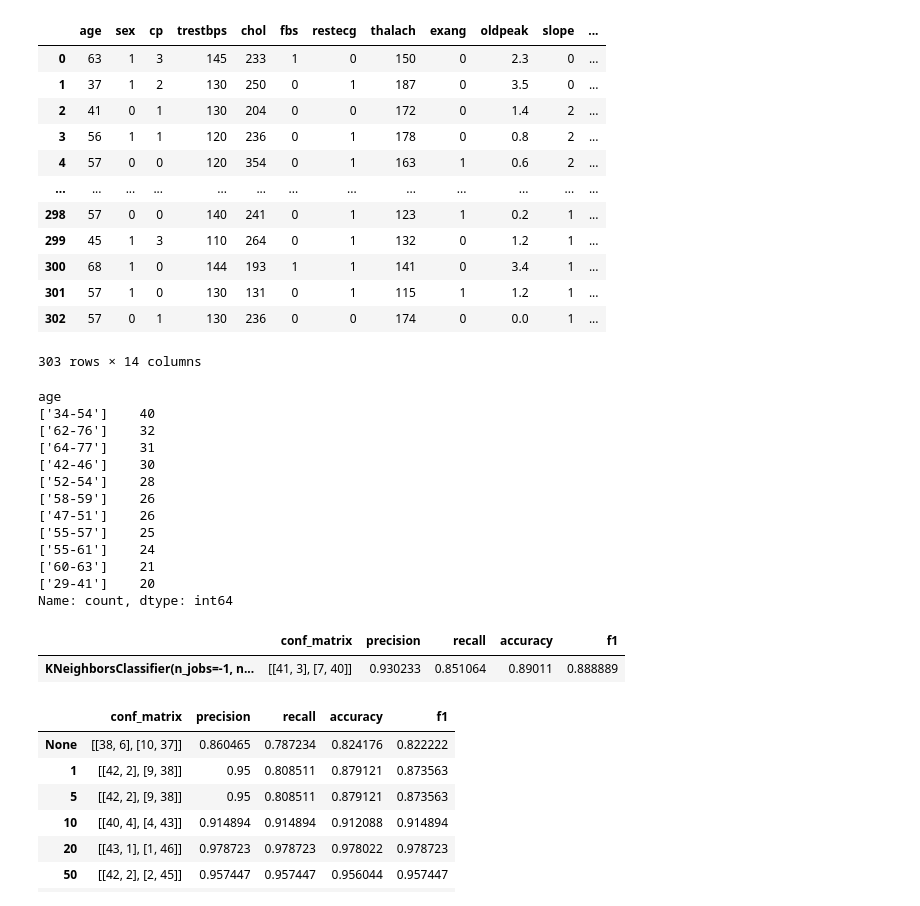
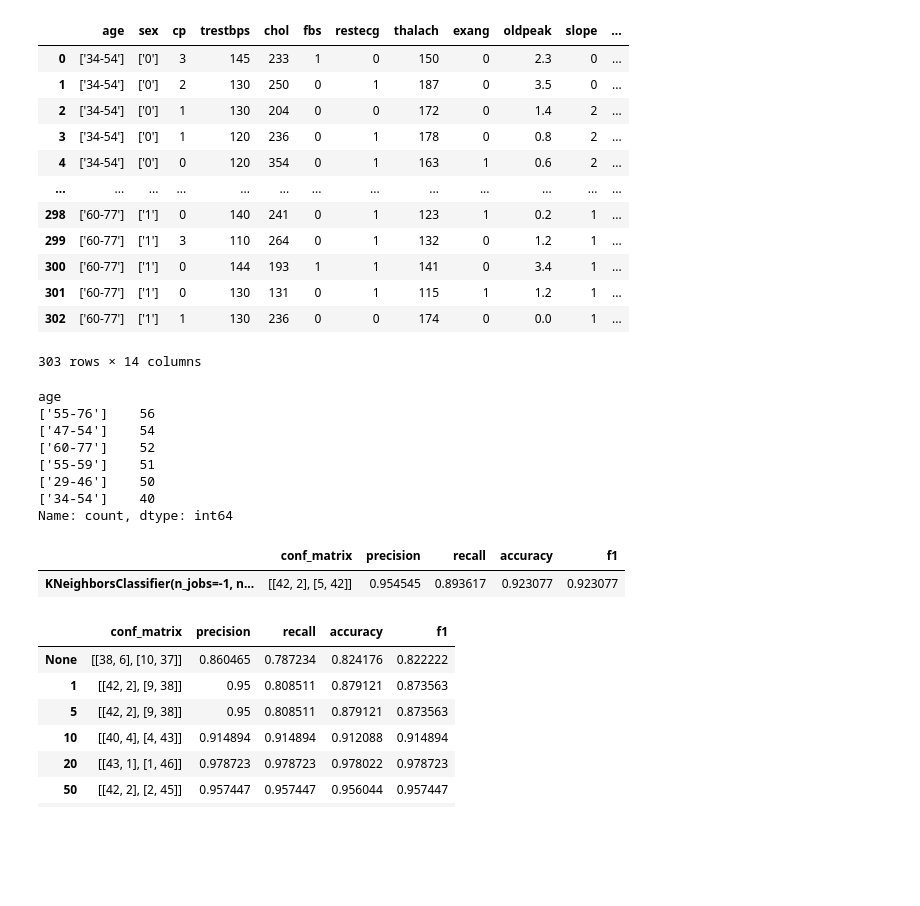
Before and after one commit to RomainMeunier64/ML_Ethique, a Jupyter notebook: Scripts/Anonymisation.ipynb, the cells around one changed output. Drawn from its saved outputs; the diff is of its cells as text; code cells hidden in the pictures; blank space fills up the shorter version.

Commit message:
modif df import

```diff
--- a/Scripts/Anonymisation.ipynb
+++ b/Scripts/Anonymisation.ipynb
@@ -0,0 +1,7 @@
+# %%
+import pandas as pd
+
+# import datafile
+filepath='../data/heart.csv'
+df_heart=pd.read_csv(filepath)
+df_heart
@@ -1,51 +22,53 @@
 # %%
 from N1 import Preprocessing,generate_preprocess_parameters
 
 # define preprocess parameters
-filepath='../data/heart.csv'
+
+# identify target column
 target='target'
+
+# identify multicategorical_features
 multicategorical_features=['cp', 'restecg', 'slope', 'ca', 'thal']
+
+# identify continous_features
 continuous_features=['age', 'trestbps', 'chol', 'thalach', 'oldpeak']
+
+# define which columns must be anonymized and with which k value
 anonymiser_feature_columns=['age','sex']
-anonymiser_k=20
+anonymiser_k=30
 
 # generate preprocess parameters dict
-preprocess_parameters=generate_preprocess_parameters(filepath,target,multicategorical_features,continuous_features,anonymiser_feature_columns,anonymiser_k)
+preprocess_parameters=generate_preprocess_parameters(target,multicategorical_features,continuous_features,anonymiser_feature_columns,anonymiser_k)
 
 # run preprocessing
-d1=Preprocessing(preprocess_parameters)
+d1=Preprocessing(df_heart,preprocess_parameters)
 
 # print dataset anonymized
-d1._dataset_original
+d1._dataset_anonymized
 # %% [output]
 |  | age | sex | cp | trestbps | chol | fbs | restecg | thalach | exang | oldpeak | slope | ... |
-| 0 | 63 | 1 | 3 | 145 | 233 | 1 | 0 | 150 | 0 | 2.3 | 0 | ... |
-| 1 | 37 | 1 | 2 | 130 | 250 | 0 | 1 | 187 | 0 | 3.5 | 0 | ... |
-| 2 | 41 | 0 | 1 | 130 | 204 | 0 | 0 | 172 | 0 | 1.4 | 2 | ... |
-| 3 | 56 | 1 | 1 | 120 | 236 | 0 | 1 | 178 | 0 | 0.8 | 2 | ... |
-| 4 | 57 | 0 | 0 | 120 | 354 | 0 | 1 | 163 | 1 | 0.6 | 2 | ... |
+| 0 | ['34-54'] | ['0'] | 3 | 145 | 233 | 1 | 0 | 150 | 0 | 2.3 | 0 | ... |
+| 1 | ['34-54'] | ['0'] | 2 | 130 | 250 | 0 | 1 | 187 | 0 | 3.5 | 0 | ... |
+| 2 | ['34-54'] | ['0'] | 1 | 130 | 204 | 0 | 0 | 172 | 0 | 1.4 | 2 | ... |
+| 3 | ['34-54'] | ['0'] | 1 | 120 | 236 | 0 | 1 | 178 | 0 | 0.8 | 2 | ... |
+| 4 | ['34-54'] | ['0'] | 0 | 120 | 354 | 0 | 1 | 163 | 1 | 0.6 | 2 | ... |
 | ... | ... | ... | ... | ... | ... | ... | ... | ... | ... | ... | ... | ... |
-| 298 | 57 | 0 | 0 | 140 | 241 | 0 | 1 | 123 | 1 | 0.2 | 1 | ... |
-| 299 | 45 | 1 | 3 | 110 | 264 | 0 | 1 | 132 | 0 | 1.2 | 1 | ... |
-| 300 | 68 | 1 | 0 | 144 | 193 | 1 | 1 | 141 | 0 | 3.4 | 1 | ... |
-| 301 | 57 | 1 | 0 | 130 | 131 | 0 | 1 | 115 | 1 | 1.2 | 1 | ... |
-| 302 | 57 | 0 | 1 | 130 | 236 | 0 | 0 | 174 | 0 | 0.0 | 1 | ... |
+| 298 | ['60-77'] | ['1'] | 0 | 140 | 241 | 0 | 1 | 123 | 1 | 0.2 | 1 | ... |
+| 299 | ['60-77'] | ['1'] | 3 | 110 | 264 | 0 | 1 | 132 | 0 | 1.2 | 1 | ... |
+| 300 | ['60-77'] | ['1'] | 0 | 144 | 193 | 1 | 1 | 141 | 0 | 3.4 | 1 | ... |
+| 301 | ['60-77'] | ['1'] | 0 | 130 | 131 | 0 | 1 | 115 | 1 | 1.2 | 1 | ... |
+| 302 | ['60-77'] | ['1'] | 1 | 130 | 236 | 0 | 0 | 174 | 0 | 0.0 | 1 | ... |
 303 rows × 14 columns
 # %%
 d1._dataset_anonymized['age'].value_counts()
 # %% [output]
 age
+['55-76']    56
+['47-54']    54
+['60-77']    52
+['55-59']    51
+['29-46']    50
 ['34-54']    40
-['62-76']    32
-['64-77']    31
-['42-46']    30
-['52-54']    28
-['58-59']    26
-['47-51']    26
-['55-57']    25
-['55-61']    24
-['60-63']    21
-['29-41']    20
 Name: count, dtype: int64
 # %%
 from N1 import Classification
@@ -61,7 +84,7 @@ knn_clf=Classification(d1.preprocess_dataset,knn)
 knn_clf.results()
 # %% [output]
 |  | conf_matrix | precision | recall | accuracy | f1 |
-| KNeighborsClassifier(n_jobs=-1, n... | [[41, 3], [7, 40]] | 0.930233 | 0.851064 | 0.89011 | 0.888889 |
+| KNeighborsClassifier(n_jobs=-1, n... | [[42, 2], [5, 42]] | 0.954545 | 0.893617 | 0.923077 | 0.923077 |
 # %%
 # GRID SEARCH
 from N1 import generate_gs_preprocess_parameters
```
Also changed, not shown: parts of 5 cells of this notebook, 1 other file.
